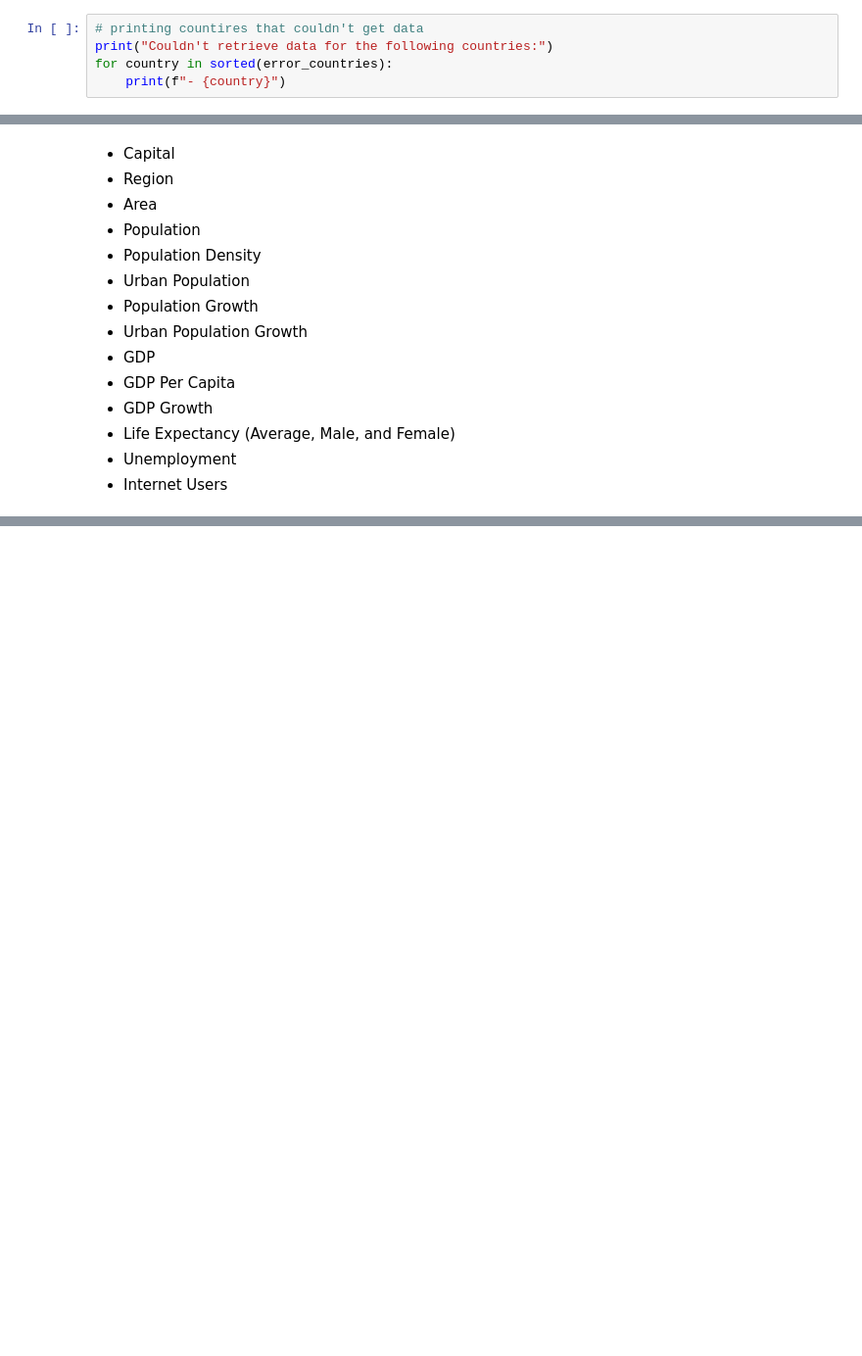
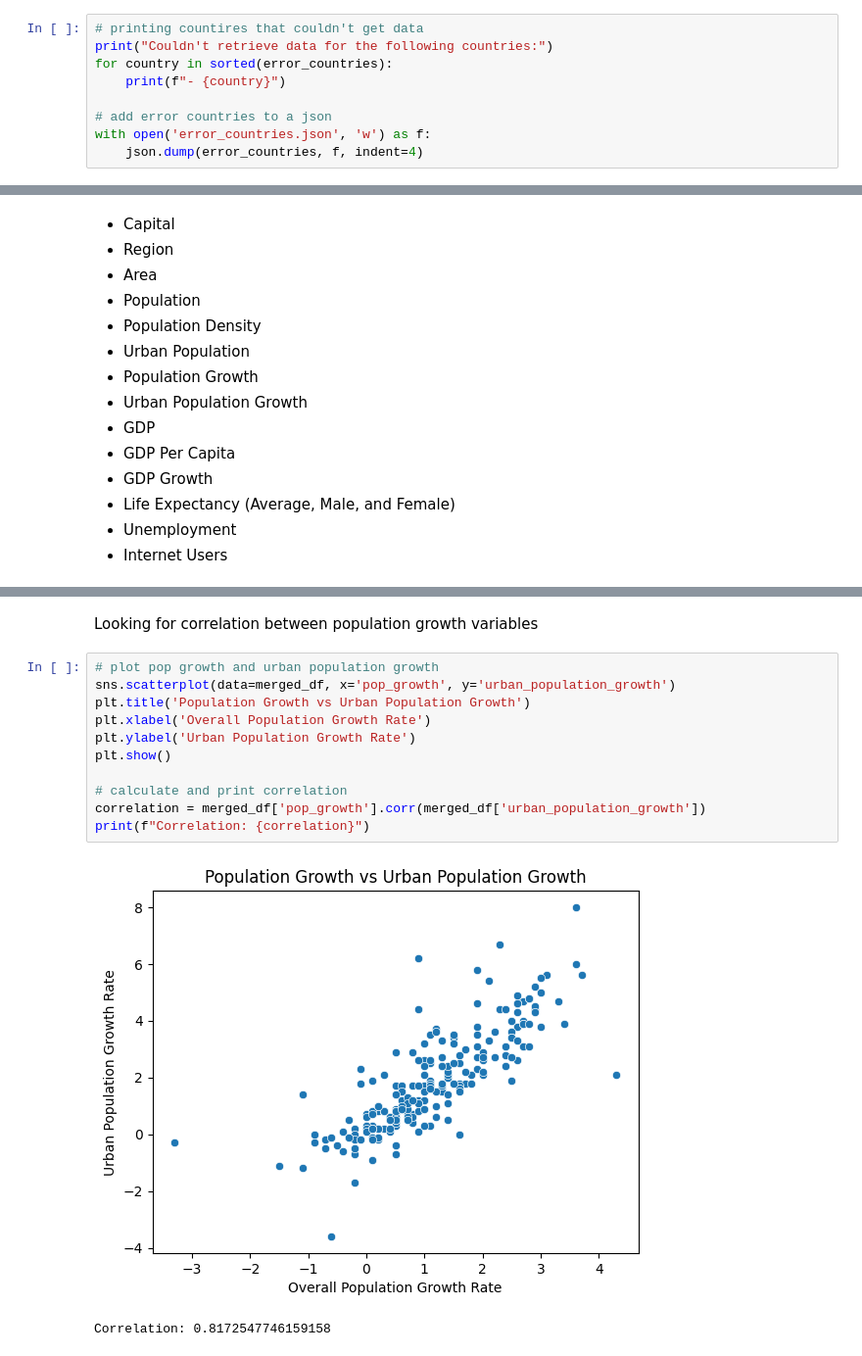
Before and after one commit to McMeans/ds2002_project1, a Jupyter notebook: project.ipynb, the cells around one changed output, grey strips where cells are left out. Shown at 98% size. Saved outputs shown, nothing was run; the diff lists cells and outputs as text; blank space fills up the shorter version.

```diff
--- a/project.ipynb
+++ b/project.ipynb
@@ -191,5 +193,9 @@ error_countries = []
 print("Couldn't retrieve data for the following countries:")
 for country in sorted(error_countries):
     print(f"- {country}")
+
+# add error countries to a json
+with open('error_countries.json', 'w') as f:
+    json.dump(error_countries, f, indent=4)
 # %% [output]
 Couldn't retrieve data for the following countries:
@@ -370,0 +425,16 @@ merged_df
+# %% [markdown]
+Looking for correlation between population growth variables
+# %%
+# plot pop growth and urban population growth
+sns.scatterplot(data=merged_df, x='pop_growth', y='urban_population_growth')
+plt.title('Population Growth vs Urban Population Growth')
+plt.xlabel('Overall Population Growth Rate')
+plt.ylabel('Urban Population Growth Rate')
+plt.show()
+
+# calculate and print correlation
+correlation = merged_df['pop_growth'].corr(merged_df['urban_population_growth'])
+print(f"Correlation: {correlation}")
+# %% [output]
+[figure, added]
+Correlation: 0.8172547746159158
```
Also changed, not shown: parts of 14 cells of this notebook, 2 other files.
